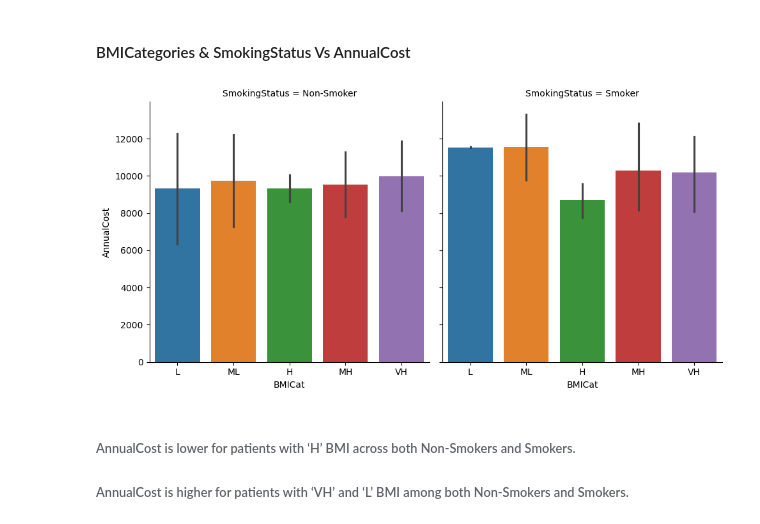
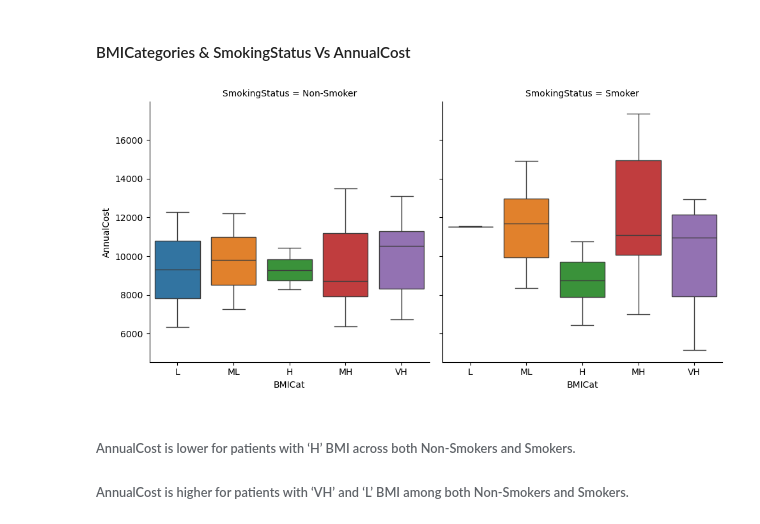
Before and after one commit to sumaaithal/Health_Care_Costs, a Jupyter notebook: notebook.ipynb, the cells around one changed output. Drawn from its saved outputs; the diff is of its cells as text; code cells hidden in the pictures.

```diff
--- a/notebook.ipynb
+++ b/notebook.ipynb
@@ -207,6 +239,7 @@ print(vif)
 #get the quantiles and iqr for annualcosts to remove an outlier
 
 def remove_outliers(df,colname):
+
     seventy_fifth = np.quantile(df[colname],q=0.75)
     twenty_fifth = np.quantile(df[colname],q=0.25)
     iqr = seventy_fifth - twenty_fifth
@@ -215,27 +248,27 @@ def remove_outliers(df,colname):
     lower = twenty_fifth - (1.5*iqr)
     upper = seventy_fifth + (1.5*iqr)
 
-    costs = df[(df[colname] > lower) & (df[colname] < upper)]
-    return costs
+    df = df[(df[colname] > lower) & (df[colname] < upper)]
+    return df
 # %%
-costs = remove_outliers(costs,'AnnualCost')
-costs = remove_outliers(costs,'BMI')
+costs_cp = remove_outliers(costs_cp,'AnnualCost')
+costs_cp = remove_outliers(costs_cp,'BMI')
 # %%
 #Feature Engineering to create Categories to train the model
 
-def create_categories(col_name,new_col_name,labels):
-    min_quantile = costs[col_name].min()
-    twenty_fifth_quantile = np.quantile(a=costs[col_name],q=0.25)
-    median_quantile = np.quantile(a=costs[col_name],q=0.50)
-    seventy_fifth_quantile = np.quantile(a=costs[col_name],q=0.75)
-    max_quantile = costs[col_name].max()
+def create_categories(df,col_name,new_col_name,labels):
+
+    min_quantile = df[col_name].min()
+    twenty_fifth_quantile = np.quantile(a=df[col_name],q=0.25)
+    median_quantile = np.quantile(a=df[col_name],q=0.50)
+    seventy_fifth_quantile = np.quantile(a=df[col_name],q=0.75)
+    max_quantile = df[col_name].max()
 
     bins = [0, min_quantile, twenty_fifth_quantile, median_quantile, seventy_fifth_quantile, max_quantile]
-    print(bins)
-    costs[new_col_name] = pd.cut(x=costs[col_name],bins=bins,labels=labels)
+    df[new_col_name] = pd.cut(x=df[col_name],bins=bins,labels=labels)
 
-    return costs
+    return df
 # %%
-costs = create_categories(col_name="AnnualCost", new_col_name="CostCat",labels=['Minimum','Least','Median','Upper-Median','Maximum'])
-costs = create_categories(col_name="BMI", new_col_name="BMICat",labels=['L','ML','H','MH','VH'])
-costs = create_categories(col_name='Age', new_col_name="AgeCat", labels=['Very-Young','Young-Adult','Middle-Aged','Late-Middle-Age','Senior'])
+costs_cp = create_categories(costs_cp,col_name="AnnualCost", new_col_name="CostCat",labels=['Minimum','Least','Median','Upper-Median','Maximum'])
+costs_cp = create_categories(costs_cp,col_name="BMI", new_col_name="BMICat",labels=['L','ML','H','MH','VH'])
+costs_cp = create_categories(costs_cp,col_name='Age', new_col_name="AgeCat", labels=['Very-Young','Young-Adult','Middle-Aged','Late-Middle-Age','Senior'])
@@ -255,10 +284,10 @@ costs.head()
 # %% [markdown]
 #### BMICategories & SmokingStatus Vs AnnualCost
 # %%
-sns.catplot(data=costs, x="BMICat", y="AnnualCost",col="SmokingStatus",kind="bar",hue="BMICat")
+sns.catplot(data=costs_cp, x="BMICat", y="AnnualCost",col="SmokingStatus",kind="box",hue="BMICat")
 plt.show()
 # %% [output]
-[figure, old version]
+[figure, new version]
 # %% [markdown]
 ###### AnnualCost is lower for patients with ‘H’ BMI across both Non-Smokers and Smokers.
 ###### AnnualCost is higher for patients with ‘VH’ and ‘L’ BMI among both Non-Smokers and Smokers.
```
Also changed, not shown: parts of 82 cells of this notebook, 2 other files.
